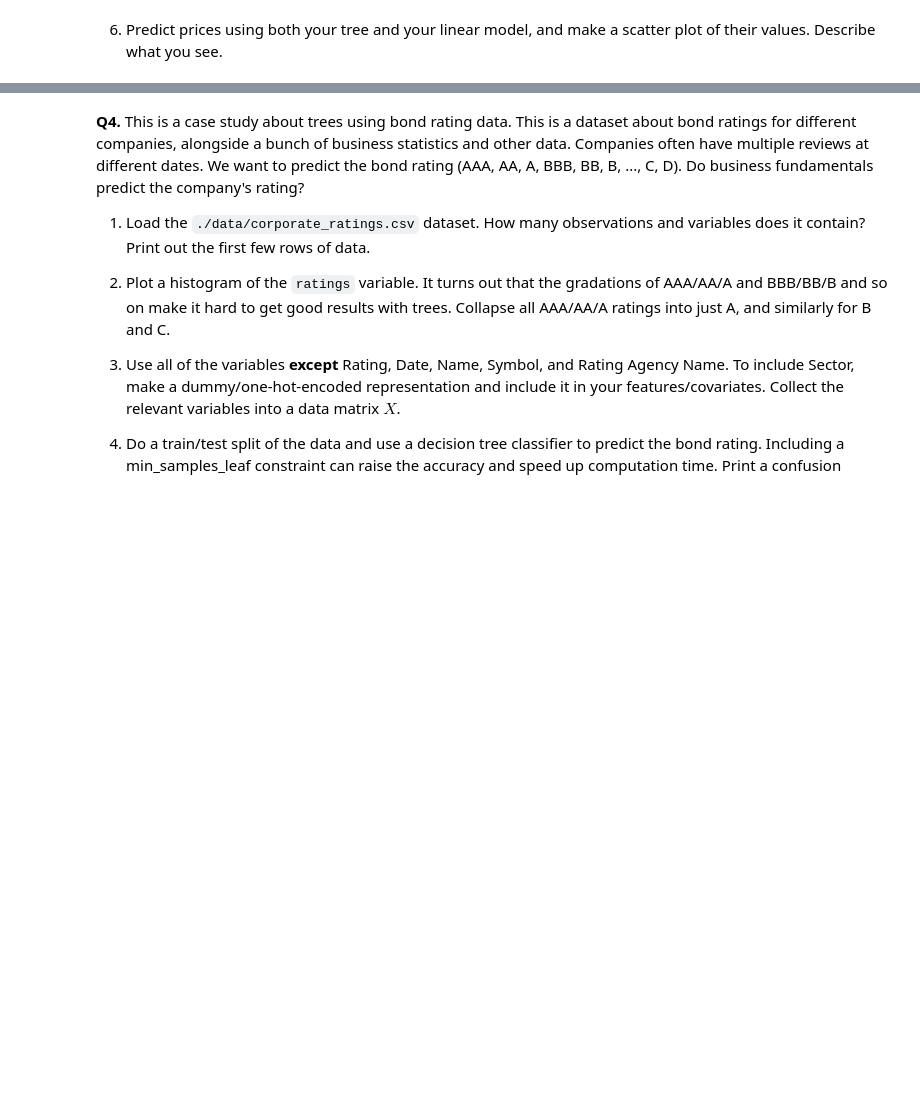
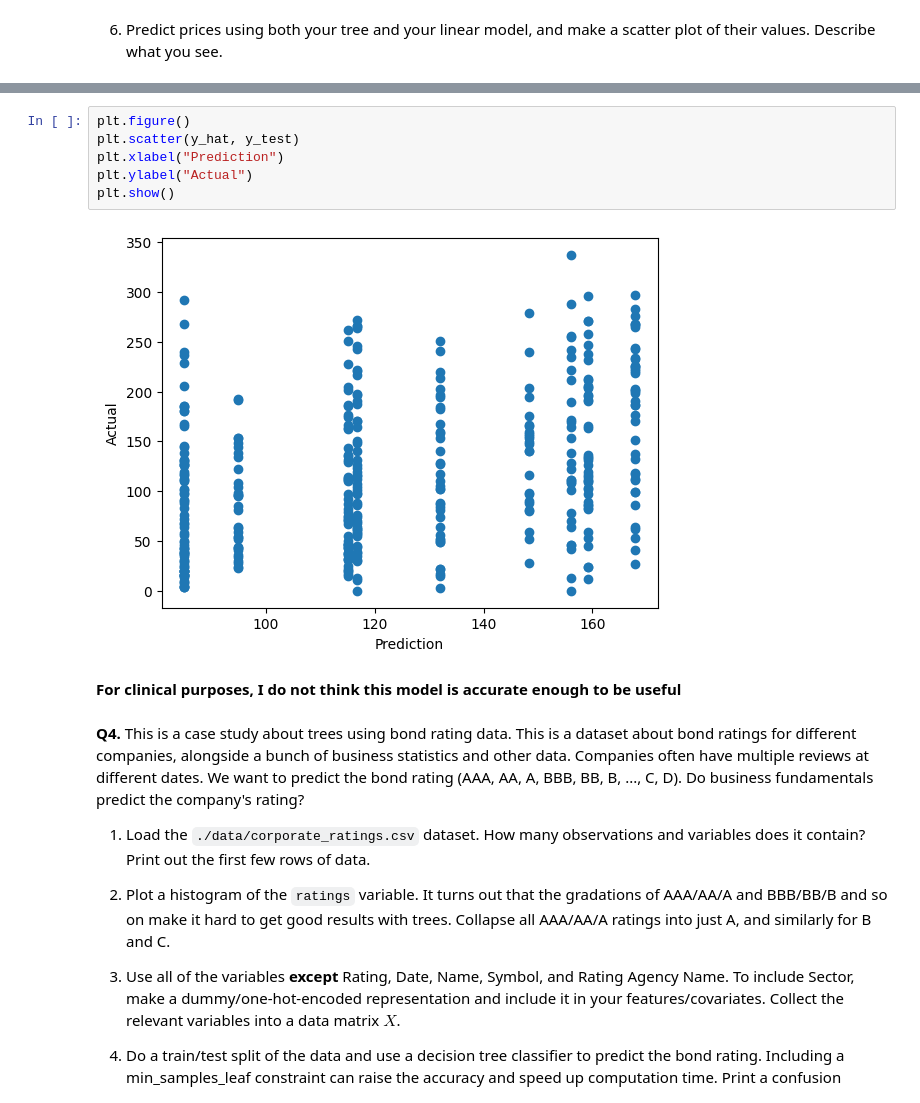
Before and after one commit to mgh2xx/trees, a Jupyter notebook: assignment/assignment.ipynb, the cells around one changed output, grey strips where cells are left out. Saved outputs shown, nothing was run; the diff lists cells and outputs as text; blank space fills up the shorter version.

```diff
--- a/assignment/assignment.ipynb
+++ b/assignment/assignment.ipynb
@@ -166,3 +317,13 @@ plt.show()
+# %%
+plt.figure()
+plt.scatter(y_hat, y_test)
+plt.xlabel("Prediction")
+plt.ylabel("Actual")
+plt.show()
+# %% [output]
+[figure, added]
+# %% [markdown]
+**For clinical purposes, I do not think this model is accurate enough to be useful**
 # %% [markdown]
 **Q4.** This is a case study about trees using bond rating data. This is a dataset about bond ratings for different companies, alongside a bunch of business statistics and other data. Companies often have multiple reviews at different dates. We want to predict the bond rating (AAA, AA, A, BBB, BB, B, ..., C, D). Do business fundamentals predict the company's rating?
 
```
Also changed, not shown: parts of 20 cells of this notebook, 1 other file.
